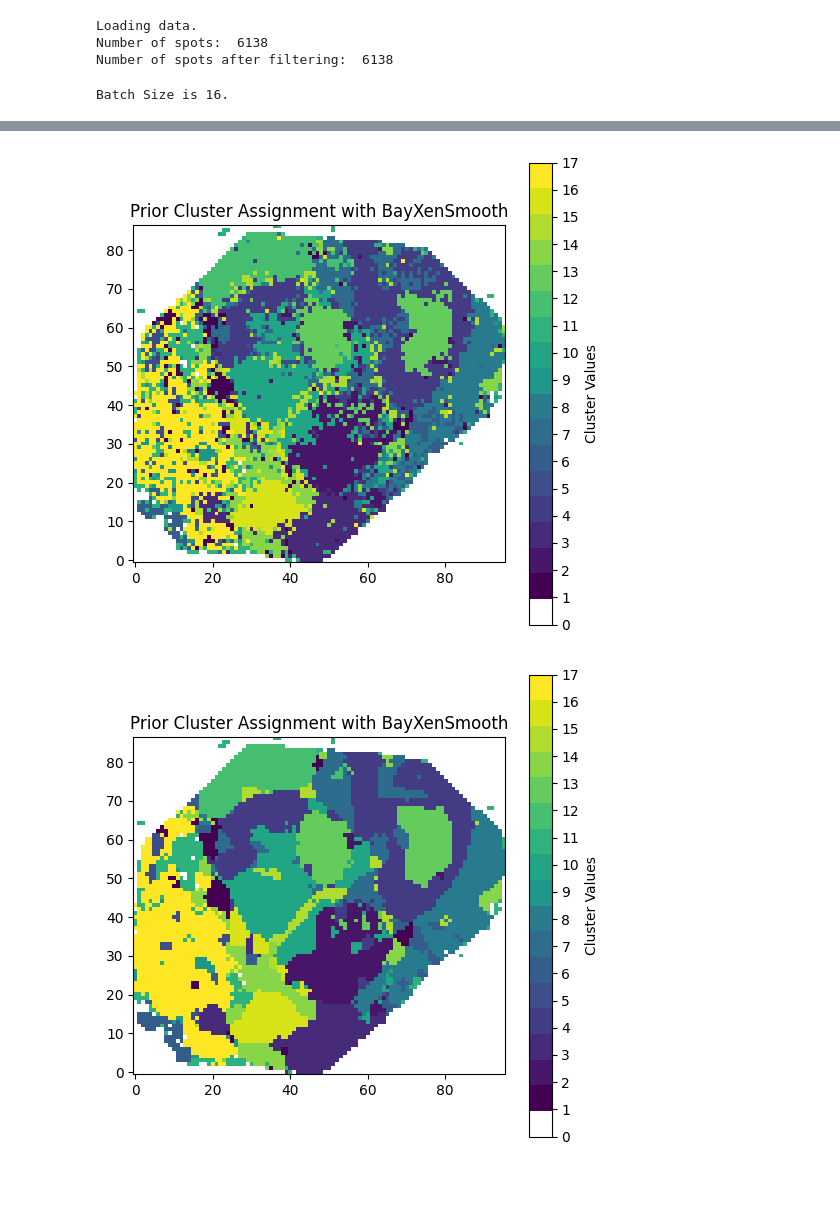
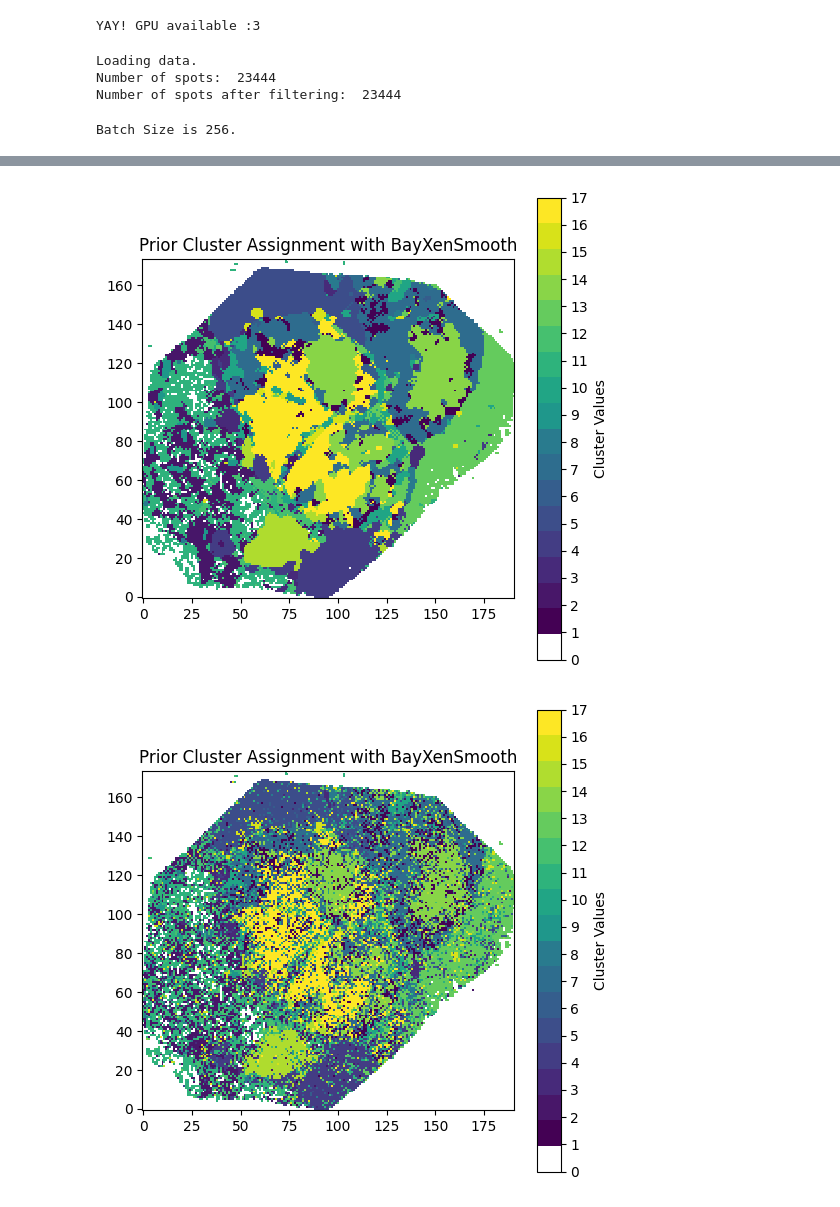
Before and after one commit to prob-ml/XeniumCluster, a Jupyter notebook: SVI.ipynb, the cells around one changed output, grey strips where cells are left out. Drawn from its saved outputs; the diff is of its cells as text; code cells hidden in the pictures.

```diff
--- a/SVI.ipynb
+++ b/SVI.ipynb
@@ -38,6 +40,12 @@ from utils.metrics import *
 from sklearn.decomposition import PCA
 from sklearn.preprocessing import StandardScaler
 from sklearn.cluster import KMeans
+# %%
+if torch.cuda.is_available():
+    print("YAY! GPU available :3")
+    torch.set_default_tensor_type(torch.cuda.FloatTensor)
+# %% [output]
+YAY! GPU available :3
 # %%
 def prepare_DLPFC_data(
     section_id=151670,
@@ -169,7 +177,7 @@ def prepare_Xenium_data(
 
     return data, spatial_locations, clustering # the last one is to regain var/obs access from original data
 # %%
-spot_size = 100
+spot_size = 50
 data_mode="PCA"
 num_pcs=25
 hvg_var_prop=0.5
@@ -178,10 +186,10 @@ kmeans_init=True
 spatial_init=True
 spatial_normalize=True
 num_clusters=17
-batch_size=16
+batch_size=256
 neighborhood_size=2
 neighborhood_agg="sum"
-concentration_amplification=5
+concentration_amplification=1
 uncertainty_values = [0.25, 0.5, 0.75, 0.9, 0.99]
 evaluate_markers=False
 # %%
@@ -198,8 +206,8 @@ gene_data, spatial_locations, original_adata = prepare_Xenium_data(
 )
 # %% [output]
 Loading data.
-Number of spots:  6138
-Number of spots after filtering:  6138
+Number of spots:  23444
+Number of spots after filtering:  23444
 # %%
 def save_filepath(model, component, sample_for_assignment=None):
 
@@ -213,11 +221,9 @@ def save_filepath(model, component, sample_for_assignment=None):
     return total_file_path
 # %%
 print(f"Batch Size is {batch_size}.")
-# Clear the param store in case we're in a REPL
-pyro.clear_param_store()
 
 # Clamping
-MIN_CONCENTRATION = 0.1
+MIN_CONCENTRATION = 0.001
 
 spatial_init_data = gene_data
 empirical_prior_means = torch.ones(num_clusters, spatial_init_data.shape[1])
@@ -255,7 +261,7 @@ if kmeans_init:
     colormap = ListedColormap(colors(np.linspace(0, 1, num_clusters + 1)))
 
     plt.figure(figsize=(6, 6))
-    plt.imshow(cluster_grid, cmap=colormap, interpolation='nearest', origin='lower')
+    plt.imshow(cluster_grid.cpu(), cmap=colormap, interpolation='nearest', origin='lower')
     plt.colorbar(ticks=range(num_clusters + 1), label='Cluster Values')
     plt.title('Cluster Assignment with KMeans')
 
@@ -315,10 +321,10 @@ spatial_concentration_priors = concentration_priors.clone()
 num_spots = concentration_priors.shape[0]
 
 # Initialize an empty tensor for spatial concentration priors
-spatial_concentration_priors = torch.zeros_like(concentration_priors)
+spatial_concentration_priors =  spatial_concentration_priors = torch.zeros_like(concentration_priors, dtype=torch.float64)
 
-spot_locations = KDTree(concentration_w_locations[:, :2])
-neighboring_spot_indexes = spot_locations.query_ball_point(concentration_w_locations[:, :2], r=neighborhood_size, p=1, workers=8)
+spot_locations = KDTree(concentration_w_locations[:, :2].cpu())  # Ensure this tensor is in host memory
+neighboring_spot_indexes = spot_locations.query_ball_point(concentration_w_locations[:, :2].cpu(), r=neighborhood_size, p=1, workers=8)
 
 # Iterate over each spot
 for i in tqdm(range(num_spots)):
@@ -344,7 +350,7 @@ for i in tqdm(range(num_spots)):
     spatial_concentration_priors[i] += neighborhood_expression
 
 # Normalize concentration priors
-concentration_priors = spatial_concentration_priors
+concentration_priors = torch.tensor(spatial_concentration_priors, dtype=torch.float64)
 concentration_priors += torch.distributions.half_normal.HalfNormal(0.1).sample(concentration_priors.shape)
 concentration_priors /= concentration_priors.sum(dim=1, keepdim=True)
 concentration_priors *= concentration_amplification
@@ -358,7 +364,7 @@ for sample_for_assignment in sample_for_assignment_options:
         cluster_assignments_prior = cluster_probs_prior_TRUE.argmax(dim=1)
     else:
         # the probs aren't sampled and we calculate the EV instead
-        cluster_probs_prior_FALSE = concentration_priors.softmax(dim=1)
+        cluster_probs_prior_FALSE = (concentration_priors / concentration_priors.sum(dim=1, keepdim=True))
         cluster_assignments_prior = cluster_probs_prior_FALSE.argmax(dim=1)
 
     # Load the data
@@ -374,7 +380,7 @@ for sample_for_assignment in sample_for_assignment_options:
     colormap = ListedColormap(colormap_colors)
 
     plt.figure(figsize=(6, 6))
-    plt.imshow(cluster_grid, cmap=colormap, interpolation='nearest', origin='lower')
+    plt.imshow(cluster_grid.cpu(), cmap=colormap, interpolation='nearest', origin='lower')
     plt.colorbar(ticks=range(num_clusters + 1), label='Cluster Values')
     plt.title('Prior Cluster Assignment with BayXenSmooth')
 
@@ -384,4 +390,4 @@ for sample_for_assignment in sample_for_assignment_options:
         f"{bayxensmooth_clusters_filepath}/prior_result.png"
     )
 # %% [output]
-Batch Size is 16.
+Batch Size is 256.
@@ -389,5 +395,5 @@ Batch Size is 16.
-[figure, old version]
+[figure, new version]
-[figure, old version]
+[figure, new version]
 # %%
 def model(data):
 
```
Also changed, not shown: parts of 9 cells of this notebook, 8 other files.
